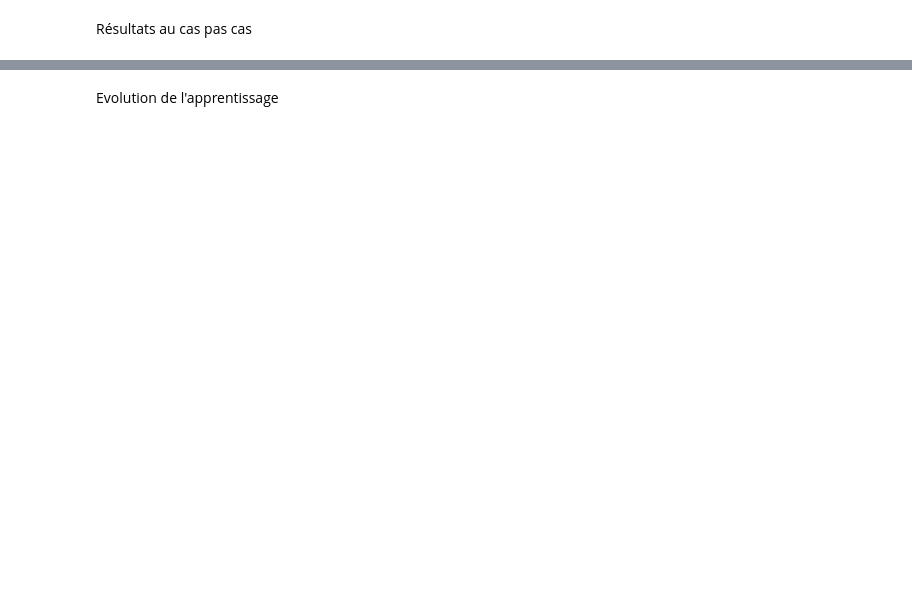
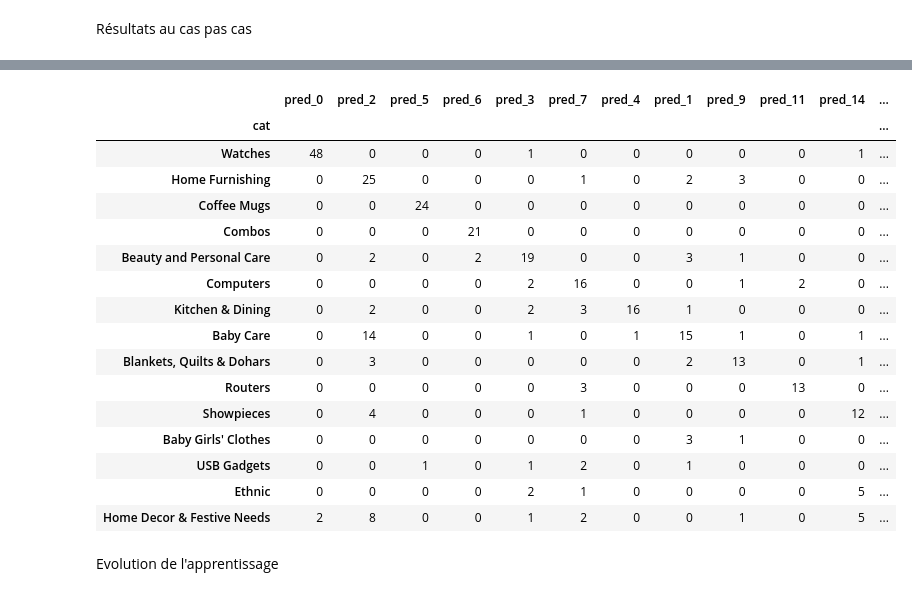
Before and after one commit to CeVague/Projet_6-Classifiez-biens-de-consommation, a Jupyter notebook: Vachaudez_Cedric_2_notebook_classification_052023.ipynb, the cells around one changed output, grey strips where cells are left out. Saved outputs shown, nothing was run; the diff lists cells and outputs as text; code cells hidden in the pictures; blank space fills up the shorter version.

```diff
--- a/Vachaudez_Cedric_2_notebook_classification_052023.ipynb
+++ b/Vachaudez_Cedric_2_notebook_classification_052023.ipynb
@@ -261,6 +261,34 @@ Export du dataset
 data_little.to_csv("./data/data_little.csv", index=False)
 # %% [markdown]
 # Classification via MobileNetV2
+# %%
+def get_max_coord(data):
+    max_value = data.values.max()
+    return list(zip(*np.where(data.values == max_value)))[0]
+# %%
+def compare_clustering(original, predict, return_cat=False):
+    data_show = pd.DataFrame(original, columns=['cat'])
+    data_show['pred'] = predict
+    data_show = pd.get_dummies(data_show, columns=['pred'])
+    data_show = data_show.groupby('cat').sum(numeric_only=True)
+
+    cat_restante = list(data_show.index)
+    col_restante = list(data_show.columns)
+    cat_final = []
+    col_final = []
+    for i in range(len(data_show)):
+        i_cat, i_col = get_max_coord(data_show.loc[cat_restante, col_restante])
+        n_col, n_cat = col_restante[i_col], cat_restante[i_cat]
+
+        col_final.append(n_col)
+        col_restante.remove(n_col)
+        cat_final.append(n_cat)
+        cat_restante.remove(n_cat)
+
+    if return_cat:
+        return cat_final, col_final
+
+    return data_show.loc[cat_final, col_final].style.background_gradient(cmap="YlGnBu", axis=0)
 # %%
 # Représentation des vecteurs et catégories en 2D
 def show_representation(data, cat, limit=None, X_tsne=None, title=''):
@@ -520,3 +545,25 @@ print(classification_report(
+# %%
+list_labels = data_little.sort_values('label')['cat'].unique()
+# %%
+compare_clustering([list_labels[i] for i in y_test_label], pred_test_label)
+# %% [output]
+|  | pred_0 | pred_2 | pred_5 | pred_6 | pred_3 | pred_7 | pred_4 | pred_1 | pred_9 | pred_11 | pred_14 | ... |
+| cat |  |  |  |  |  |  |  |  |  |  |  | ... |
+| Watches | 48 | 0 | 0 | 0 | 1 | 0 | 0 | 0 | 0 | 0 | 1 | ... |
+| Home Furnishing | 0 | 25 | 0 | 0 | 0 | 1 | 0 | 2 | 3 | 0 | 0 | ... |
+| Coffee Mugs | 0 | 0 | 24 | 0 | 0 | 0 | 0 | 0 | 0 | 0 | 0 | ... |
+| Combos | 0 | 0 | 0 | 21 | 0 | 0 | 0 | 0 | 0 | 0 | 0 | ... |
+| Beauty and Personal Care | 0 | 2 | 0 | 2 | 19 | 0 | 0 | 3 | 1 | 0 | 0 | ... |
+| Computers | 0 | 0 | 0 | 0 | 2 | 16 | 0 | 0 | 1 | 2 | 0 | ... |
+| Kitchen & Dining | 0 | 2 | 0 | 0 | 2 | 3 | 16 | 1 | 0 | 0 | 0 | ... |
+| Baby Care | 0 | 14 | 0 | 0 | 1 | 0 | 1 | 15 | 1 | 0 | 1 | ... |
+| Blankets, Quilts & Dohars | 0 | 3 | 0 | 0 | 0 | 0 | 0 | 2 | 13 | 0 | 1 | ... |
+| Routers | 0 | 0 | 0 | 0 | 0 | 3 | 0 | 0 | 0 | 13 | 0 | ... |
+| Showpieces | 0 | 4 | 0 | 0 | 0 | 1 | 0 | 0 | 0 | 0 | 12 | ... |
+| Baby Girls' Clothes | 0 | 0 | 0 | 0 | 0 | 0 | 0 | 3 | 1 | 0 | 0 | ... |
+| USB Gadgets | 0 | 0 | 1 | 0 | 1 | 2 | 0 | 1 | 0 | 0 | 0 | ... |
+| Ethnic | 0 | 0 | 0 | 0 | 2 | 1 | 0 | 0 | 0 | 0 | 5 | ... |
+| Home Decor & Festive Needs | 2 | 8 | 0 | 0 | 1 | 2 | 0 | 0 | 1 | 0 | 5 | ... |
 # %% [markdown]
 Evolution de l'apprentissage
 # %%
```
Also changed, not shown: parts of 17 cells of this notebook, 5 other files.
